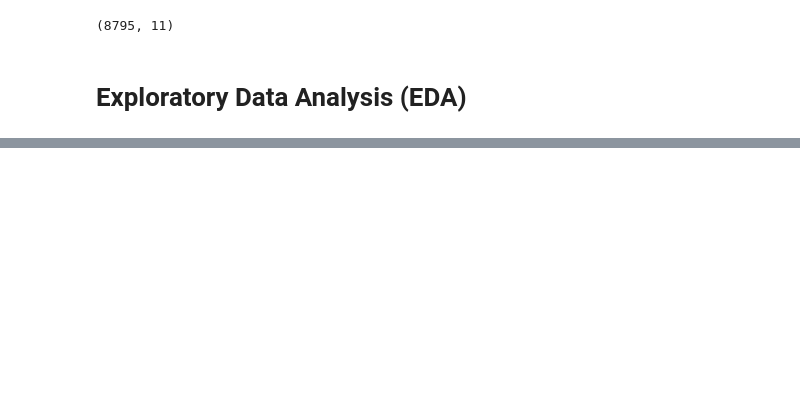
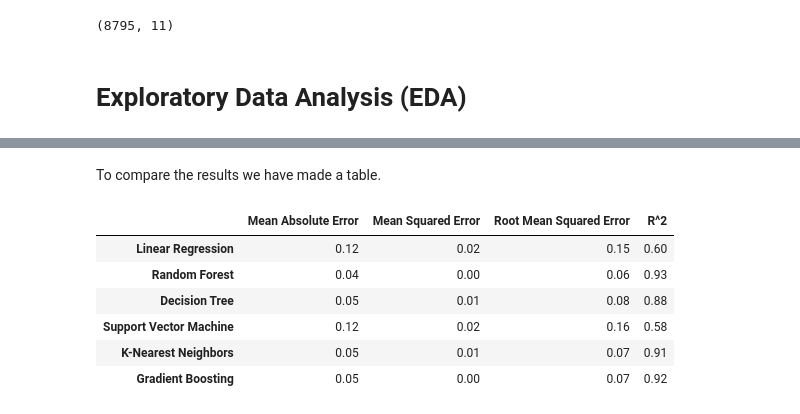
Before and after one commit to Aktron16/Machine_Learning_CarsML, a Jupyter notebook: Project.ipynb, the cells around one changed output, grey strips where cells are left out. Cells and saved outputs as stored; diff of their text form; code cells hidden in the pictures; blank space fills up the shorter version.

```diff
--- a/Project.ipynb
+++ b/Project.ipynb
@@ -448,0 +422,14 @@ R^2: 0.92
+# %%
+#Regression Model
+def regression_models(model_type):
+  model_type.fit(x_train, y_train.values.ravel())
+  y_pred = model_type.predict(x_test)
+
+  model_type.score(x_test, y_test)
+
+  MAE = mean_absolute_error(y_test, y_pred)
+  MSE = mean_squared_error(y_test, y_pred)
+  RMSE = np.sqrt(MSE)
+  r2 = r2_score(y_test, y_pred)
+
+  return [f'{MAE:.2f}', f'{MSE:.2f}', f'{RMSE:.2f}', f'{r2:.2f}']
@@ -448,0 +454,17 @@ R^2: 0.92
+# %%
+#Results for the different models
+lm_result = regression_models(LinearRegression())
+rfs_result = regression_models(RandomForestRegressor(n_estimators=100,random_state=69420))
+dtr_result = regression_models(DecisionTreeRegressor(random_state=420))
+svr_result = regression_models(SVR())
+knr_result = regression_models(KNeighborsRegressor())
+gbr_result = regression_models(GradientBoostingRegressor())
+
+display_results({
+    'Linear Regression': lm_result,
+    'Random Forest': rfs_result,
+    'Decision Tree': dtr_result,
+    'Support Vector Machine': svr_result,
+    'K-Nearest Neighbors': knr_result,
+    'Gradient Boosting': gbr_result
+})
@@ -448,0 +489,22 @@ R^2: 0.92
+# %% [markdown]
+To compare the results we have made a table.
+# %%
+#Displaying in a Table format
+results_df = pd.DataFrame({
+    'Linear Regression': lm_result,
+    'Random Forest': rfs_result,
+    'Decision Tree': dtr_result,
+    'Support Vector Machine': svr_result,
+    'K-Nearest Neighbors': knr_result,
+    'Gradient Boosting': gbr_result
+}, index=['Mean Absolute Error', 'Mean Squared Error', 'Root Mean Squared Error', 'R^2']).T
+
+display(results_df)
+# %% [output]
+|  | Mean Absolute Error | Mean Squared Error | Root Mean Squared Error | R^2 |
+| Linear Regression | 0.12 | 0.02 | 0.15 | 0.60 |
+| Random Forest | 0.04 | 0.00 | 0.06 | 0.93 |
+| Decision Tree | 0.05 | 0.01 | 0.08 | 0.88 |
+| Support Vector Machine | 0.12 | 0.02 | 0.16 | 0.58 |
+| K-Nearest Neighbors | 0.05 | 0.01 | 0.07 | 0.91 |
+| Gradient Boosting | 0.05 | 0.00 | 0.07 | 0.92 |
```
Also changed, not shown: parts of 71 cells of this notebook.
